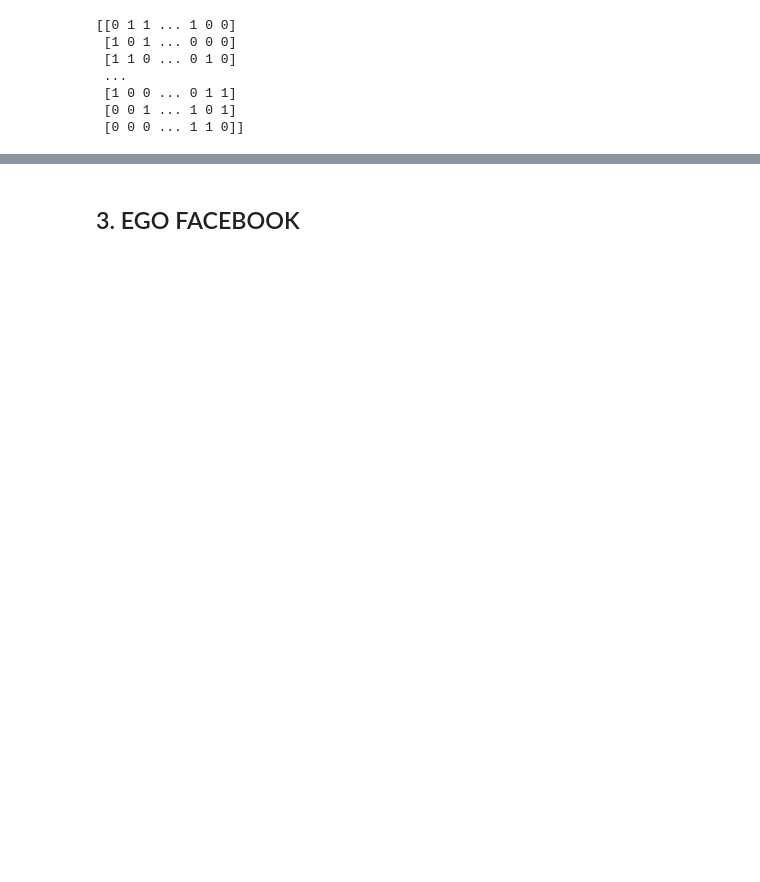
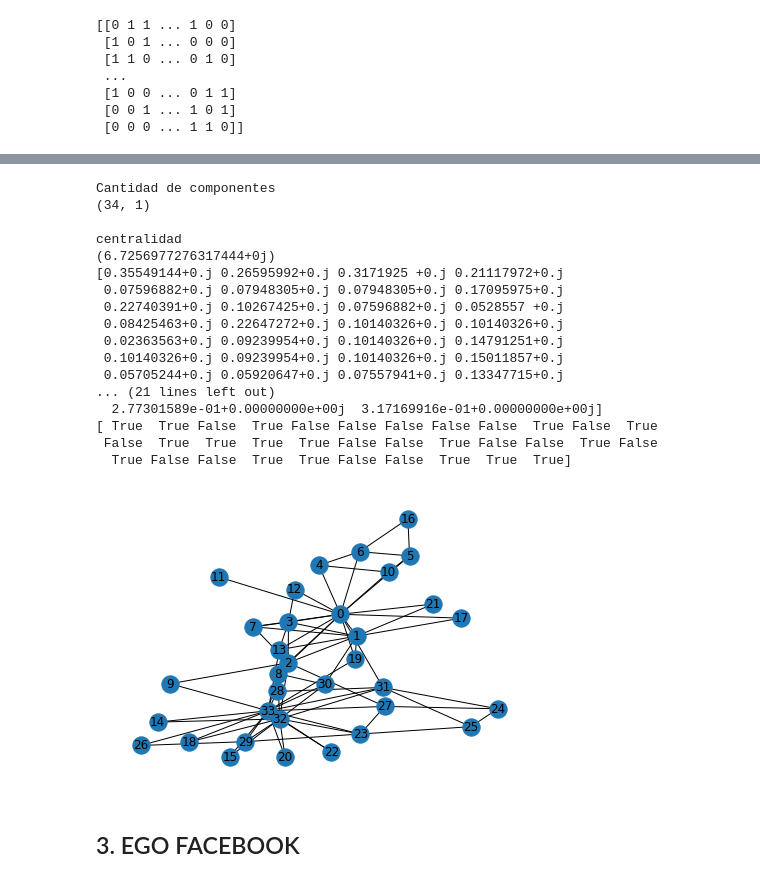
Before and after one commit to gianfrancobtl/tp2-metnum-c2-2022, a Jupyter notebook: notebooks/TP_2_autovalores_autovectores.ipynb, the cells around one changed output, grey strips where cells are left out. Saved outputs shown, nothing was run; the diff lists cells and outputs as text; code cells hidden in the pictures; blank space fills up the shorter version.

```diff
--- a/notebooks/TP_2_autovalores_autovectores.ipynb
+++ b/notebooks/TP_2_autovalores_autovectores.ipynb
@@ -57,3 +185,69 @@ print(input)
+# %%
+from scipy.linalg import null_space
+from scipy.sparse.csgraph import laplacian
+from numpy import linalg as LA
+
+#print(A)
+G = nx.from_numpy_array(A)
+nx.draw(G, with_labels=True)
+
+## Calculo la laplaciana
+Z = null_space(laplacian(A))
+print("Cantidad de componentes")
+print(Z.shape)
+
+# Centralidad de autovector.
+w, v = LA.eig(A)
+#print(np.sort(w)[-1])
+
+## Ahora ordeno todo junto.
+idx = w.argsort()[::-1]
+eigenValues = w[idx]
+eigenVectors = v[:,idx]
+
+print("")
+print("centralidad")
+print(eigenValues[0])
+print(eigenVectors[:,0])
+## Ojo el signo, para ver valor absoluto.
+print(np.argmax(np.abs(eigenVectors[:,0])))
+##print(idx)
+
+# Conectividad algebraica (auto valor)
+print("")
+print("conectividad")
+idx = np.where(eigenValues > 0, eigenValues, np.inf).argmin()
+print(eigenVectors[0])
+print(eigenVectors[0] > 0)
+
+#for i in range(34):
+    #avec_l_norm = np.linalg.norm(eigenVectors[i])        # = 1 siempre
+    #test_norm = np.linalg.norm(test)
+    #norm_prod = avec_l_norm * test_norm
+    #dot_prod = np.dot(eigenVectors[i], test)
+    #corr = dot_prod / norm_prod
+    #print("eigenvalue", eigenValues[i])
+    #print(corr)
+    #print(" ")
+# %% [output]
+Cantidad de componentes
+(34, 1)
+
+centralidad
+(6.7256977276317444+0j)
+[0.35549144+0.j 0.26595992+0.j 0.3171925 +0.j 0.21117972+0.j
+ 0.07596882+0.j 0.07948305+0.j 0.07948305+0.j 0.17095975+0.j
+ 0.22740391+0.j 0.10267425+0.j 0.07596882+0.j 0.0528557 +0.j
+ 0.08425463+0.j 0.22647272+0.j 0.10140326+0.j 0.10140326+0.j
+ 0.02363563+0.j 0.09239954+0.j 0.10140326+0.j 0.14791251+0.j
+ 0.10140326+0.j 0.09239954+0.j 0.10140326+0.j 0.15011857+0.j
+ 0.05705244+0.j 0.05920647+0.j 0.07557941+0.j 0.13347715+0.j
+... (21 lines left out)
+  2.77301589e-01+0.00000000e+00j  3.17169916e-01+0.00000000e+00j]
+[ True  True False  True False False False False False  True False  True
+ False  True  True  True  True False False  True False False  True False
+  True False False  True  True False False  True  True  True]
+[figure, added]
 # %% [markdown]
 ## 3. EGO FACEBOOK
 # %%
```
Also changed, not shown: parts of 11 cells of this notebook, 5 other files.
